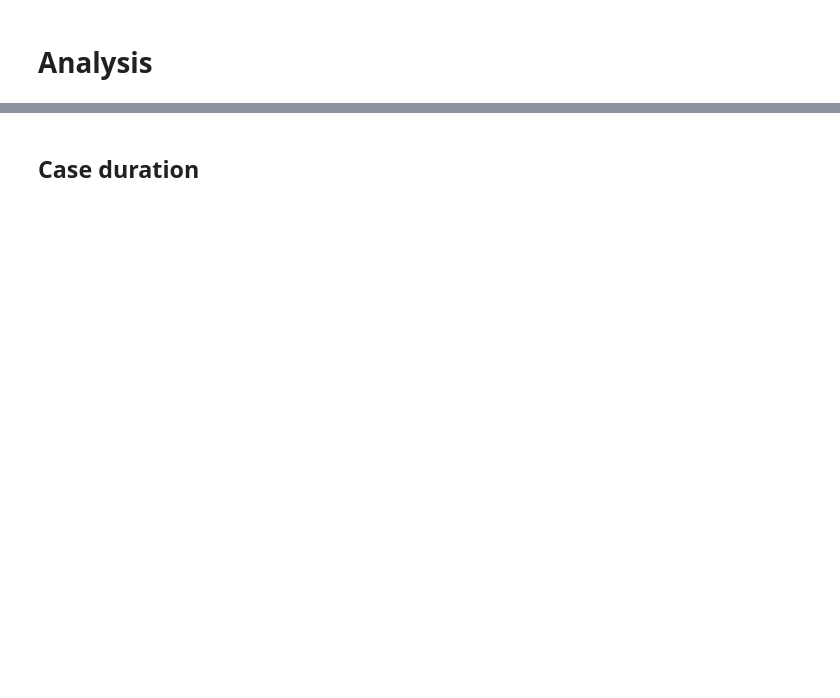
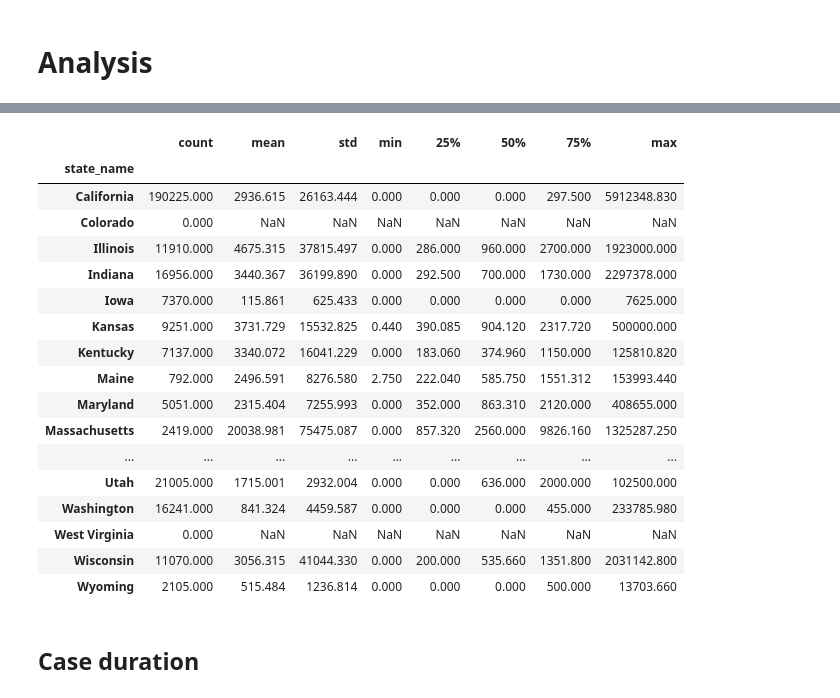
Before and after one commit to cbs-news-data/wage-theft-data, a Jupyter notebook: notebooks/national_analysis/national_analysis.ipynb, the cells around one changed output, grey strips where cells are left out. Drawn from its saved outputs; the diff is of its cells as text; code cells hidden in the pictures; blank space fills up the shorter version.

```diff
--- a/notebooks/national_analysis/national_analysis.ipynb
+++ b/notebooks/national_analysis/national_analysis.ipynb
@@ -75,2 +94,5 @@ Removed 29530 rows
+# %%
+# TODO: add notes
+df = df.drop_duplicates(subset=["case_uuid"], keep="first")
 # %% [markdown]
 # Analysis
@@ -76,0 +109,39 @@ Removed 29530 rows
+# %%
+tx = (
+    pd.read_excel("input/ORR_R005317-081222_from_CBS__C._Hacker__File_date___Amts.xlsx")
+    .rename(
+        columns={
+            "FILG_DT": "filing_year",
+            "CLAIMED": "amount_claimed",
+            "AWARD_AM": "amount_assessed",
+            "PAID": "amount_paid",
+        }
+    )
+    # there are no null values, just 0s
+    .query("amount_assessed != 0")
+    # because I have no way of excluding closed or rejected cases, I h ave
+    .query("amount_claimed < @df.amount_claimed.quantile(0.99)")
+    .assign(state_name="Texas")
+)
+
+def append_texas(dataframe):
+    """helper function to append texas amount data to dataframe"""
+    return pd.concat([dataframe.query("state_name != 'Texas'"), tx])
+# %%
+amt_df = (
+    df
+    .pipe(append_texas)
+    .assign(
+        amount_claimed_or_assessed=lambda df: df.apply(
+            # use assessed amount because it is the most accurate
+            lambda row: row.amount_assessed if pd.notna(row.amount_assessed)
+            # if not available, use the amount claimed
+            else row.amount_claimed if pd.notna(row.amount_claimed)
+            # only use amount paid if neither assessed nor claimed are available
+            # because there are so many states taht don't accurately report
+            # paid amounts
+            else row.amount_paid if pd.notna(row.amount_paid) else np.NaN,
+            axis=1,
+        )
+    )
+)
@@ -77,2 +160,23 @@ Removed 29530 rows
+# %%
+amt_df.groupby("state_name").amount_claimed_or_assessed.describe()
+# %% [output]
+|  | count | mean | std | min | 25% | 50% | 75% | max |
+| state_name |  |  |  |  |  |  |  |  |
+| California | 190225.000 | 2936.615 | 26163.444 | 0.000 | 0.000 | 0.000 | 297.500 | 5912348.830 |
+| Colorado | 0.000 | NaN | NaN | NaN | NaN | NaN | NaN | NaN |
+| Illinois | 11910.000 | 4675.315 | 37815.497 | 0.000 | 286.000 | 960.000 | 2700.000 | 1923000.000 |
+| Indiana | 16956.000 | 3440.367 | 36199.890 | 0.000 | 292.500 | 700.000 | 1730.000 | 2297378.000 |
+| Iowa | 7370.000 | 115.861 | 625.433 | 0.000 | 0.000 | 0.000 | 0.000 | 7625.000 |
+| Kansas | 9251.000 | 3731.729 | 15532.825 | 0.440 | 390.085 | 904.120 | 2317.720 | 500000.000 |
+| Kentucky | 7137.000 | 3340.072 | 16041.229 | 0.000 | 183.060 | 374.960 | 1150.000 | 125810.820 |
+| Maine | 792.000 | 2496.591 | 8276.580 | 2.750 | 222.040 | 585.750 | 1551.312 | 153993.440 |
+| Maryland | 5051.000 | 2315.404 | 7255.993 | 0.000 | 352.000 | 863.310 | 2120.000 | 408655.000 |
+| Massachusetts | 2419.000 | 20038.981 | 75475.087 | 0.000 | 857.320 | 2560.000 | 9826.160 | 1325287.250 |
+| ... | ... | ... | ... | ... | ... | ... | ... | ... |
+| Utah | 21005.000 | 1715.001 | 2932.004 | 0.000 | 0.000 | 636.000 | 2000.000 | 102500.000 |
+| Washington | 16241.000 | 841.324 | 4459.587 | 0.000 | 0.000 | 0.000 | 455.000 | 233785.980 |
+| West Virginia | 0.000 | NaN | NaN | NaN | NaN | NaN | NaN | NaN |
+| Wisconsin | 11070.000 | 3056.315 | 41044.330 | 0.000 | 200.000 | 535.660 | 1351.800 | 2031142.800 |
+| Wyoming | 2105.000 | 515.484 | 1236.814 | 0.000 | 0.000 | 0.000 | 500.000 | 13703.660 |
 # %% [markdown]
 ## Case duration
```
Also changed, not shown: parts of 8 cells of this notebook, 2 other files.
